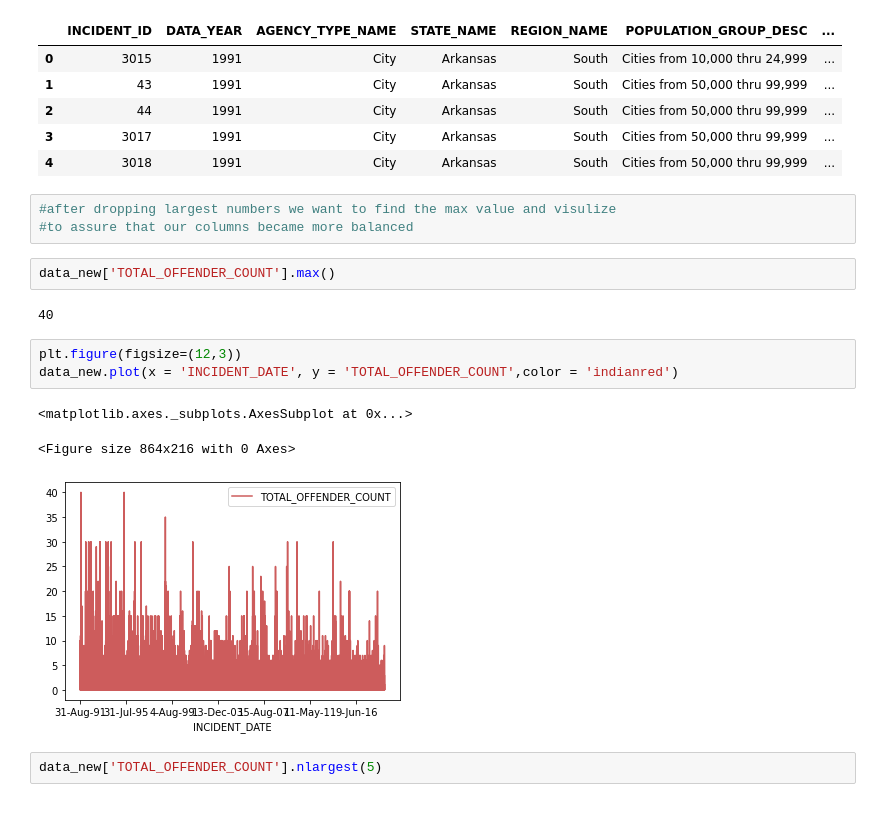
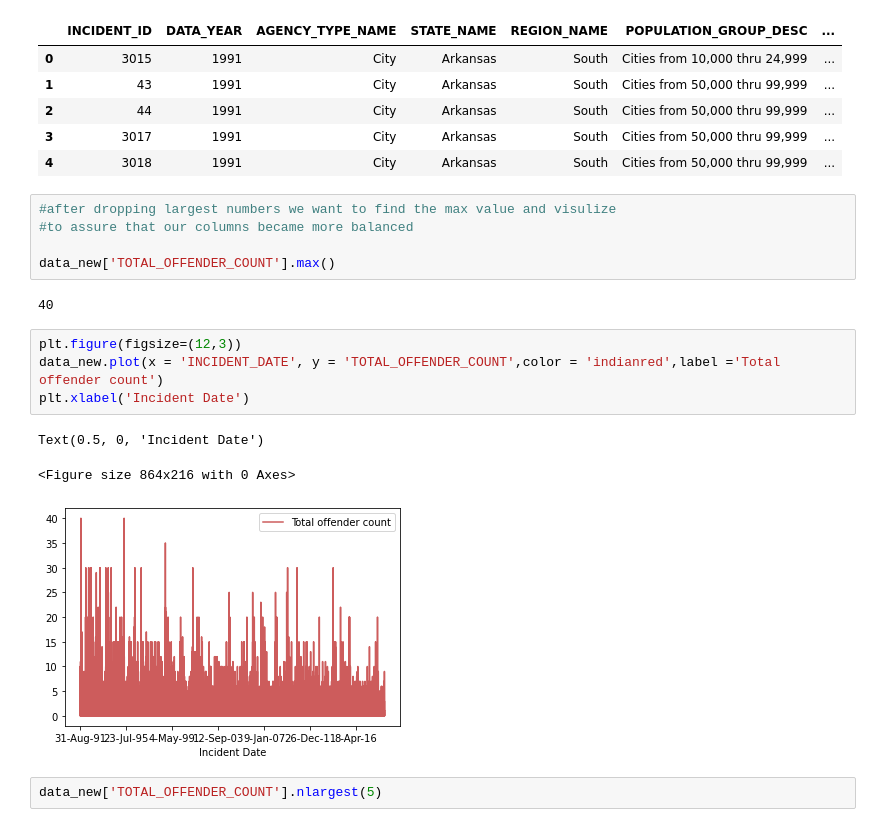
Before and after one commit to nora-23/Python_project_hate_crime, a Jupyter notebook: Hate_Crime_Nora_Grigoryan.ipynb, the cells around one changed output. Drawn from its saved outputs; the diff is of its cells as text.

```diff
--- a/Hate_Crime_Nora_Grigoryan.ipynb
+++ b/Hate_Crime_Nora_Grigoryan.ipynb
@@ -124,17 +139,18 @@ data_new.head()
 # %%
 #after dropping largest numbers we want to find the max value and visulize
 #to assure that our columns became more balanced
+
+data_new['TOTAL_OFFENDER_COUNT'].max()
+# %% [output]
+40
-# %%
-data_new['TOTAL_OFFENDER_COUNT'].max()
-# %% [output]
-40
 # %%
 plt.figure(figsize=(12,3))
-data_new.plot(x = 'INCIDENT_DATE', y = 'TOTAL_OFFENDER_COUNT',color = 'indianred')
+data_new.plot(x = 'INCIDENT_DATE', y = 'TOTAL_OFFENDER_COUNT',color = 'indianred',label ='Total offender count')
+plt.xlabel('Incident Date')
 # %% [output]
-<matplotlib.axes._subplots.AxesSubplot at 0x...>
+Text(0.5, 0, 'Incident Date')
 <Figure size 864x216 with 0 Axes>
-[figure, old version]
+[figure, new version]
 # %%
 data_new['TOTAL_OFFENDER_COUNT'].nlargest(5)
 # %% [output]
```
Also changed, not shown: parts of 67 cells of this notebook.
